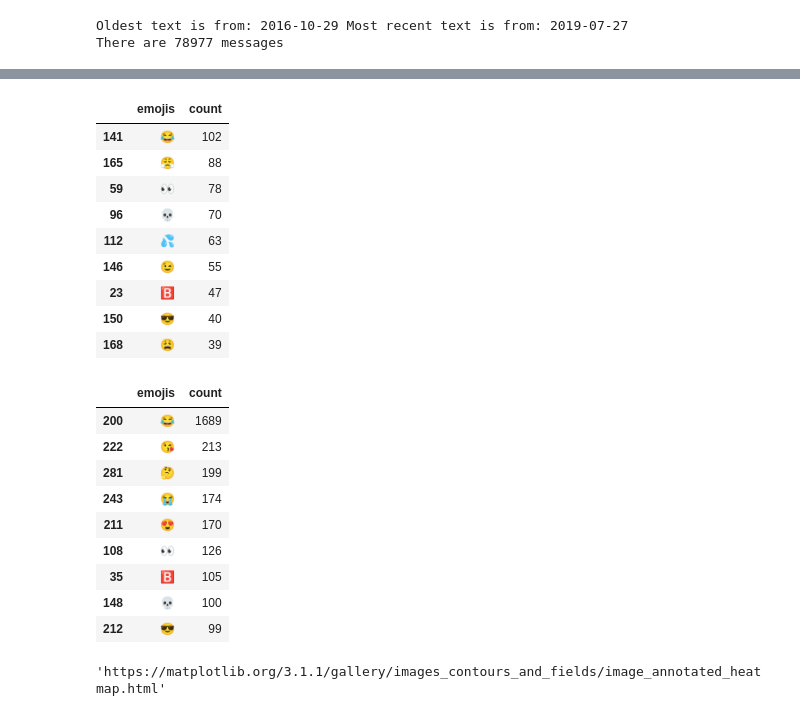
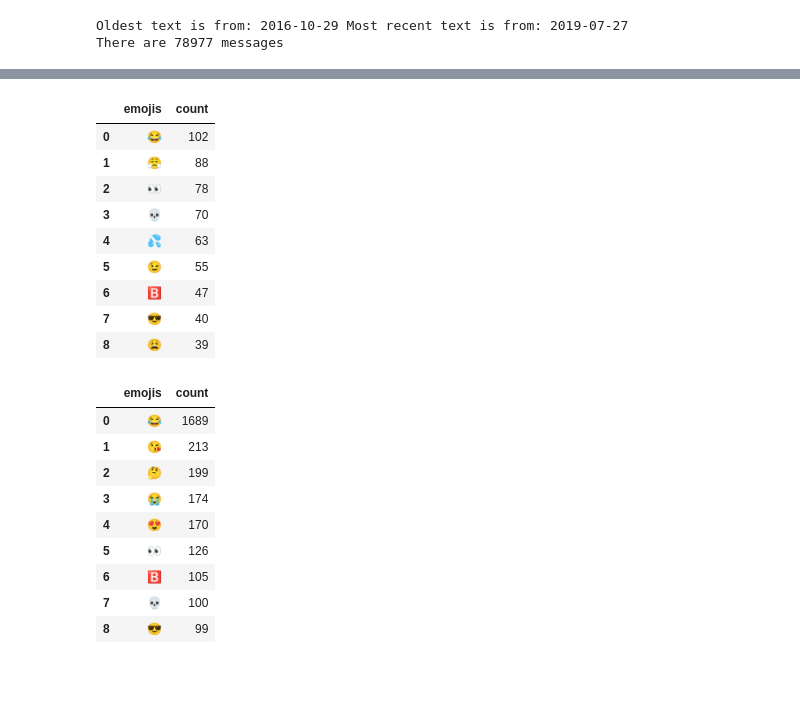
Before and after one commit to SoyCarlos/iMessage-Analysis, a Jupyter notebook: iMessage-Analysis.ipynb, the cells around one changed output, grey strips where cells are left out. Cells and saved outputs as stored; diff of their text form; code cells hidden in the pictures; blank space fills up the shorter version.

```diff
--- a/iMessage-Analysis.ipynb
+++ b/iMessage-Analysis.ipynb
@@ -59,7 +69,7 @@ messages['year'] = messages['timestamp'].apply(lambda x: int(x.year))
 # %%
 #merge the messages with the handles
 df_messages = pd.merge(
-    messages[['text', 'handle_id', 'date', 'message_date', 'timestamp', 'month', 'year', 'is_sent', 'message_id']],
+    messages[['text', 'handle_id', 'date', 'date_utc', 'message_date', 'timestamp', 'month', 'year', 'is_sent', 'message_id']],
     handles[['service', 'handle_id', 'phone_number']], on ='handle_id', how='left')
 
 # and then that table with the chats
@@ -118,0 +149,13 @@ plt.show()
+# %%
+df_messages['hour'] = df_messages['timestamp'].apply(lambda x: x.hour)
+df_messages['day_of_week'] = df_messages['timestamp'].apply(lambda x: x.day_name())
+hours_day = df_messages[['hour', 'day_of_week']]
+hours_day['count'] = np.ones(len(hours_day))
+piv = pd.pivot_table(hours_day, values='count', index='hour', columns='day_of_week', aggfunc=np.sum)
+piv = piv.transpose()
+
+sns.heatmap(piv, cmap="PuBu")
+plt.xlabel("Hour")
+plt.ylabel("Day of Week")
+plt.yticks(rotation=0)
+plt.show()
@@ -129,40 +174,43 @@ def get_emojis(string):
 # %%
 # Emojis I've Sent
 emojis = df_messages[df_messages['is_sent'] == 1]['text'].apply(get_emojis)
 emojis = list(chain.from_iterable(np.array(emojis[emojis != 0])))
-df_emojis = pd.DataFrame(emojis).rename(columns={0:'emojis'})
-df_emojis = pd.DataFrame(df_emojis.groupby('emojis').size()).reset_index().rename(columns={0:'count'})
-df_emojis.sort_values('count', ascending=False).head(9)
+df_emojis_sent = pd.DataFrame(emojis).rename(columns={0:'emojis'})
+df_emojis_sent = pd.DataFrame(df_emojis_sent.groupby('emojis').size()).reset_index().rename(columns={0:'count'})
+df_emojis_sent = df_emojis_sent.sort_values('count', ascending=False).reset_index(drop=True).iloc[:9]
+
+
+styled_emojis_sent = df_emojis_sent.style.background_gradient(cmap="PuBu")
+styled_emojis_sent
 # %% [output]
 |  | emojis | count |
-| 141 | 😂 | 102 |
-| 165 | 😤 | 88 |
-| 59 | 👀 | 78 |
-| 96 | 💀 | 70 |
-| 112 | 💦 | 63 |
-| 146 | 😉 | 55 |
-| 23 | 🅱 | 47 |
-| 150 | 😎 | 40 |
-| 168 | 😩 | 39 |
+| 0 | 😂 | 102 |
+| 1 | 😤 | 88 |
+| 2 | 👀 | 78 |
+| 3 | 💀 | 70 |
+| 4 | 💦 | 63 |
+| 5 | 😉 | 55 |
+| 6 | 🅱 | 47 |
+| 7 | 😎 | 40 |
+| 8 | 😩 | 39 |
 # %%
 # Emojis I've Received
 emojis = df_messages[df_messages['is_sent'] == 0]['text'].apply(get_emojis)
 emojis = list(chain.from_iterable(np.array(emojis[emojis != 0])))
-df_emojis = pd.DataFrame(emojis).rename(columns={0:'emojis'})
-df_emojis = pd.DataFrame(df_emojis.groupby('emojis').size()).reset_index().rename(columns={0:'count'})
-df_emojis.sort_values('count', ascending=False).head(9)
+df_emojis_rec = pd.DataFrame(emojis).rename(columns={0:'emojis'})
+df_emojis_rec = pd.DataFrame(df_emojis_rec.groupby('emojis').size()).reset_index().rename(columns={0:'count'})
+df_emojis_rec = df_emojis_rec.sort_values('count', ascending=False).reset_index(drop=True).iloc[:9]
+
+styled_emojis_rec = df_emojis_rec.style.background_gradient(cmap="PuBu")
+styled_emojis_rec
 # %% [output]
 |  | emojis | count |
-| 200 | 😂 | 1689 |
-| 222 | 😘 | 213 |
-| 281 | 🤔 | 199 |
-| 243 | 😭 | 174 |
-| 211 | 😍 | 170 |
-| 108 | 👀 | 126 |
-| 35 | 🅱 | 105 |
-| 148 | 💀 | 100 |
-| 212 | 😎 | 99 |
+| 0 | 😂 | 1689 |
+| 1 | 😘 | 213 |
+| 2 | 🤔 | 199 |
+| 3 | 😭 | 174 |
+| 4 | 😍 | 170 |
+| 5 | 👀 | 126 |
+| 6 | 🅱 | 105 |
+| 7 | 💀 | 100 |
+| 8 | 😎 | 99 |
-# %%
-'https://matplotlib.org/3.1.1/gallery/images_contours_and_fields/image_annotated_heatmap.html'
-# %% [output]
-'https://matplotlib.org/3.1.1/gallery/images_contours_and_fields/image_annotated_heatmap.html'
```
Also changed, not shown: parts of 16 cells of this notebook, 18 other files.
